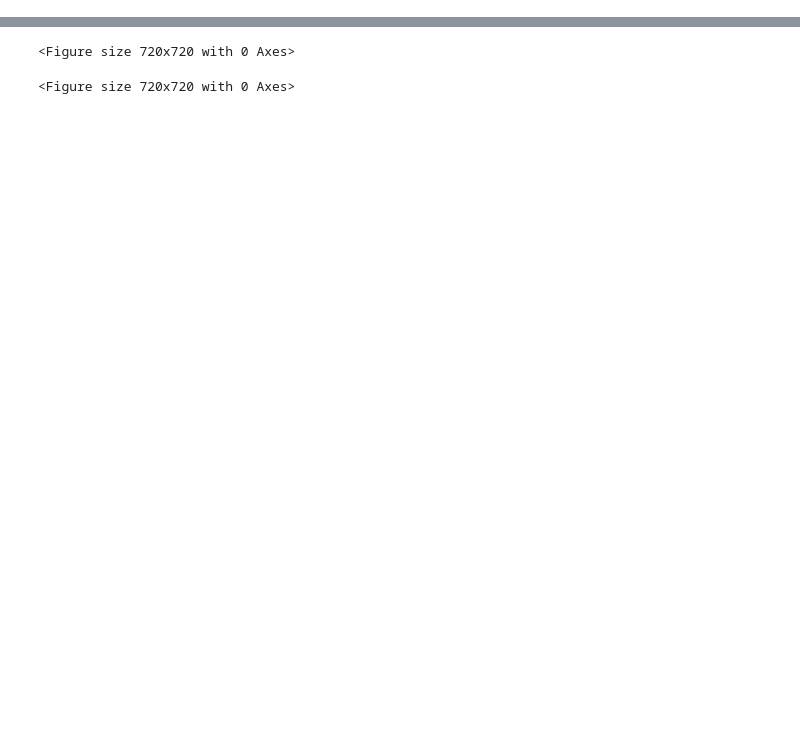
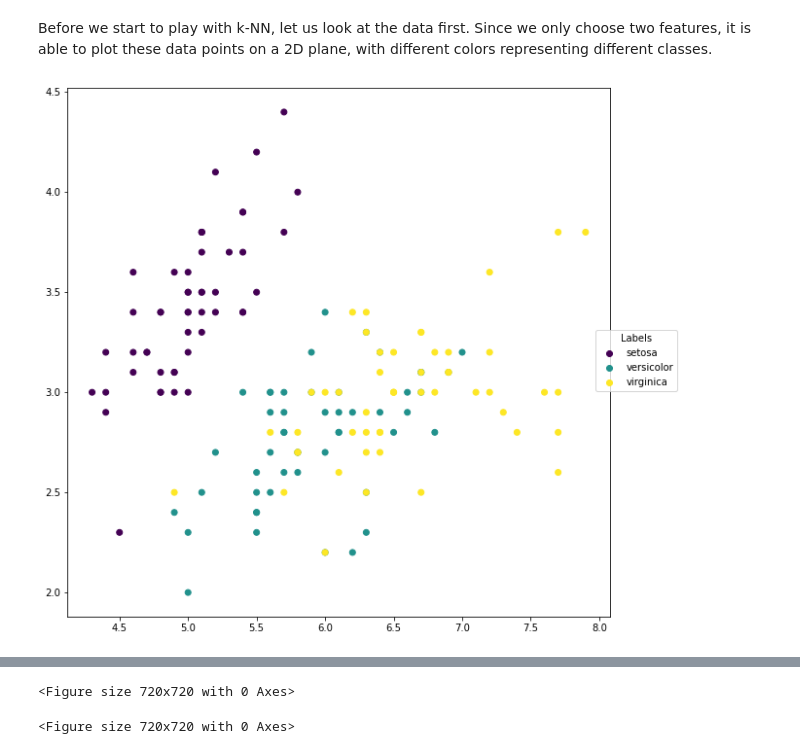
Before and after one commit to xiaoxl/ml22, a Jupyter notebook: _sources/Chapter2/knnproj3.ipynb, the cells around one changed output, grey strips where cells are left out. Saved outputs shown, nothing was run; the diff lists cells and outputs as text; code cells hidden in the pictures; blank space fills up the shorter version.

```diff
--- a/_sources/Chapter2/knnproj3.ipynb
+++ b/_sources/Chapter2/knnproj3.ipynb
@@ -62,0 +19,19 @@ array([0, 0, 0, 0, 0, 0, 0, 0, 0, 0, 0, 0, 0, 0, 0, 0, 0, 0, 0, 0, 0, 0,
+# %% [markdown]
+Before we start to play with k-NN, let us look at the data first. Since we only choose two features, it is able to plot these data points on a 2D plane, with different colors representing different classes.
+# %%
+import matplotlib.pyplot as plt
+import numpy as np
+
+# Plot the scatter plot.
+fig = plt.figure(figsize=(10,10))
+ax = fig.add_subplot(111)
+scatter = ax.scatter(X[:, 0], X[:, 1], c=y)
+
+# Generate legends.
+labels = ['setosa', 'versicolor', 'virginica']
+fig.legend(handles=scatter.legend_elements()[0], labels=labels,
+           loc="right", title="Labels")
+
+plt.show()
+# %% [output]
+[figure, added]
```
Also changed, not shown: parts of 39 cells of this notebook, 23 other files.
